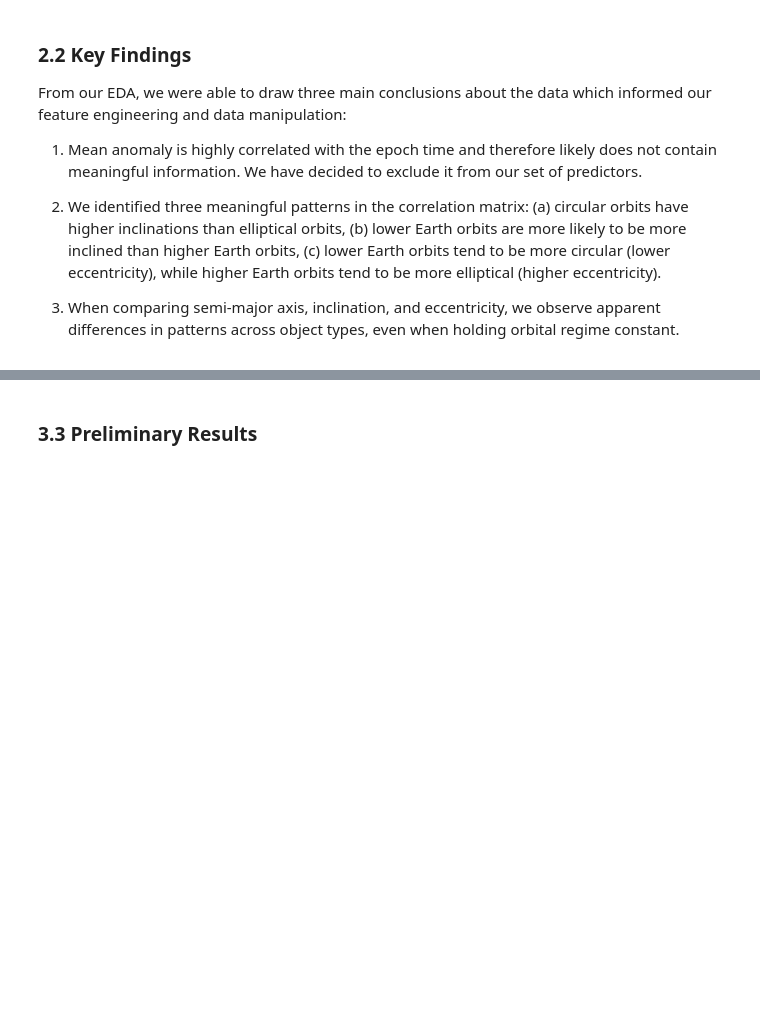
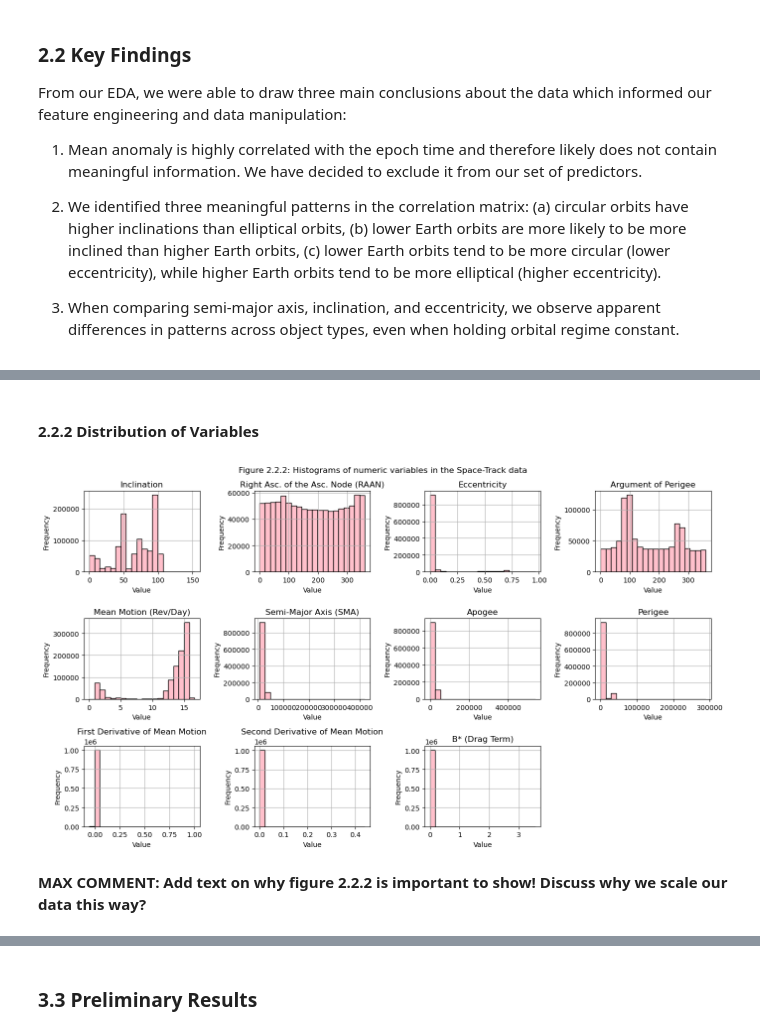
Before and after one commit to tedinspace/space-object-identification, a Jupyter notebook: src/Milestone4.ipynb, the cells around one changed output, grey strips where cells are left out. Cells and saved outputs as stored; diff of their text form; code cells hidden in the pictures; blank space fills up the shorter version.

```diff
--- a/src/Milestone4.ipynb
+++ b/src/Milestone4.ipynb
@@ -234,3 +268,11 @@ df_debris = df_final[df_final['TYPE'] == 'DEBRIS']
+# %% [markdown]
+#### 2.2.2 Distribution of Variables
+# %%
+viz.plot_histograms(df_final, X_numerical_revised, viz.pretty_column_names(), "Figure 2.2.2: Histograms of numeric variables in the Space-Track data")
+# %% [output]
+[figure, added]
+# %% [markdown]
+**MAX COMMENT: Add text on why figure 2.2.2 is important to show! Discuss why we scale our data this way?**
 # %% [markdown]
 **TED COMMENTs**
 
```
Also changed, not shown: parts of 20 cells of this notebook, 1 other file.
